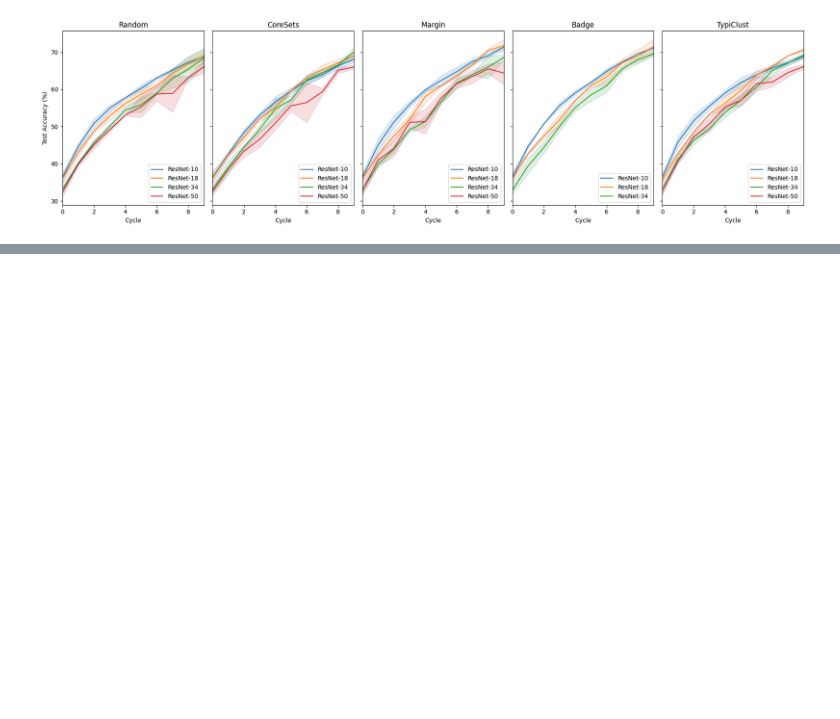
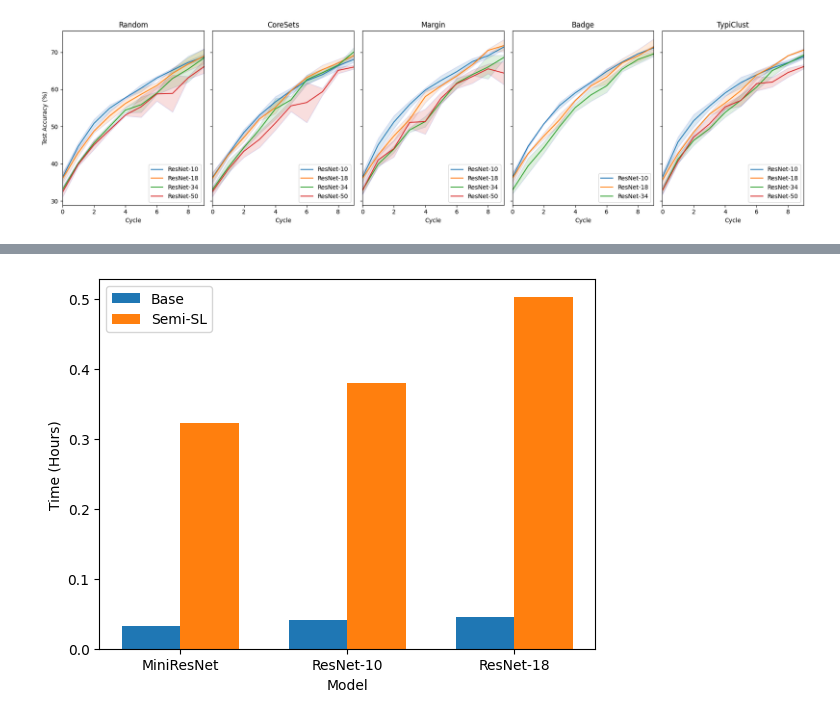
Before and after one commit to nhaH-luaP/general-reusability, a Jupyter notebook: notebooks/evaluate_dal.ipynb, the cells around one changed output, grey strips where cells are left out. Saved outputs shown, nothing was run; the diff lists cells and outputs as text; code cells hidden in the pictures; blank space fills up the shorter version.

```diff
--- a/notebooks/evaluate_dal.ipynb
+++ b/notebooks/evaluate_dal.ipynb
@@ -193,0 +198,30 @@ plt.show()
+# %%
+# Plot bar plot of runtimes for each model
+
+ar = []
+q = 'random'
+for mn in model_names:
+    a = []
+    for us in use_SSL:
+        values = []
+        for _, res in results[mn][us][q].items():
+            values.append([h['training_time'] for h in res['results']])
+
+        a.append(np.mean(values)/3600)
+    ar.append(a)
+
+xx, yy = zip(*ar)
+group_labels = ['MiniResNet', 'ResNet-10', 'ResNet-18']
+x = np.arange(len(group_labels))
+width = 0.35
+
+fig = plt.figure()
+plt.bar(x - width/2, xx, width, label='Base')
+plt.bar(x + width/2, yy, width, label='Semi-SL')
+plt.xlabel('Model')
+plt.xticks(ticks=x, labels=group_labels)
+plt.ylabel('Time (Hours)')
+plt.legend()
+plt.show()
+# %% [output]
+[figure, added]
```
Also changed, not shown: parts of 3 cells of this notebook, 3 other files.
